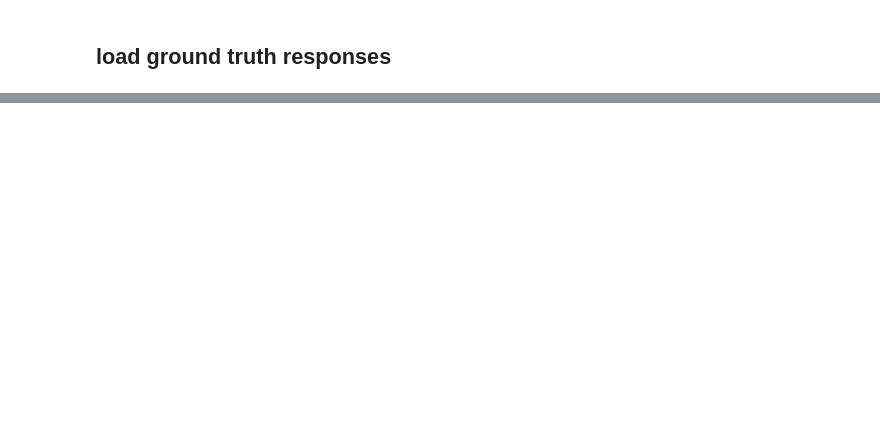
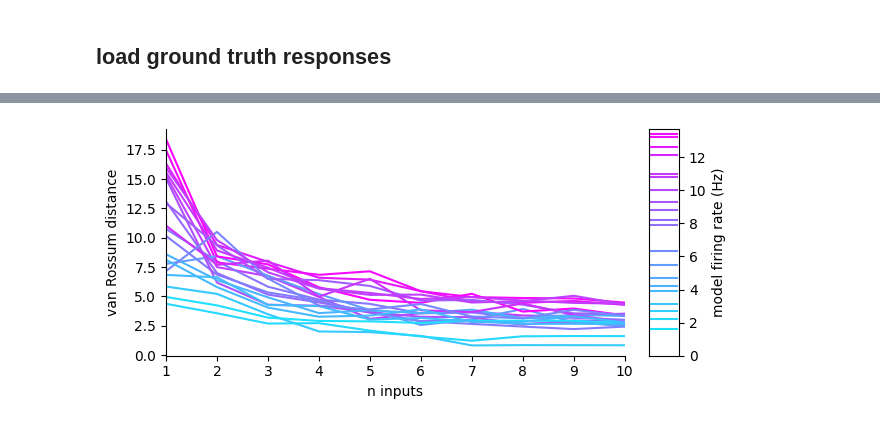
Before and after one commit to ec753/event_based_neuron, a Jupyter notebook: morpho/nInputs_analysis_morpho_new.ipynb, the cells around one changed output, grey strips where cells are left out. Cells and saved outputs as stored; diff of their text form; code cells hidden in the pictures; blank space fills up the shorter version.

```diff
--- a/morpho/nInputs_analysis_morpho_new.ipynb
+++ b/morpho/nInputs_analysis_morpho_new.ipynb
@@ -165,0 +304,4 @@ ID21
+# %%
+q = 1.0 / (10.0 * ms) # cost factor for shifting spikes in the victor purpura distance
+tau = 100.0 * ms # time constant for the van rossum distance
+sim_duration = 10000
@@ -165,0 +353,44 @@ ID21
+# %%
+fig, axes = plt.subplots(1,2, figsize=(6.5, 3), gridspec_kw={'width_ratios': [15, 1]})
+colors = pl.cm.cool(np.linspace(0,1,60))
+
+for seg_locID in seg_locIDs:
+    axes[0].plot(
+        ns, [vr_dists[seg_locID][n] for n in ns],
+        color=[
+            np.interp(
+                groundtruth_spikerates[seg_locID],
+                np.linspace(0, max(list(groundtruth_spikerates.values())), 60), colors[:,i]) for i in range(3)
+        ]
+    )
+
+axes[0].set_xlim(1, 10)
+
+axes[1].hlines(
+    seg_loc_firing_rates.values(), .1, .9,
+    color = [
+        [np.interp(
+            firing_rate,
+            np.linspace(0, max(list(groundtruth_spikerates.values())), 60), colors[:,i]) for i in range(3)
+    ] for firing_rate in list(seg_loc_firing_rates.values())]
+)
+axes[1].yaxis.tick_right()
+axes[1].yaxis.set_label_position("right")
+axes[1].set_xticks([])
+axes[1].set_ylabel('model firing rate (Hz)')
+
+axes[1].set_ylim(0, 13.7)
+
+axes[0].set_ylabel('van Rossum distance')
+axes[0].set_xlabel('n inputs')
+
+axes[0].spines['right'].set_visible(False)
+axes[0].spines['top'].set_visible(False)
+
+fig.tight_layout()
+
+plt.savefig(f'{figures_dir}nInputs_morpho_vrdists.svg', format='svg')
+
+plt.show()
+# %% [output]
+[figure, added]
```
Also changed, not shown: parts of 19 cells of this notebook, 4 other files.
